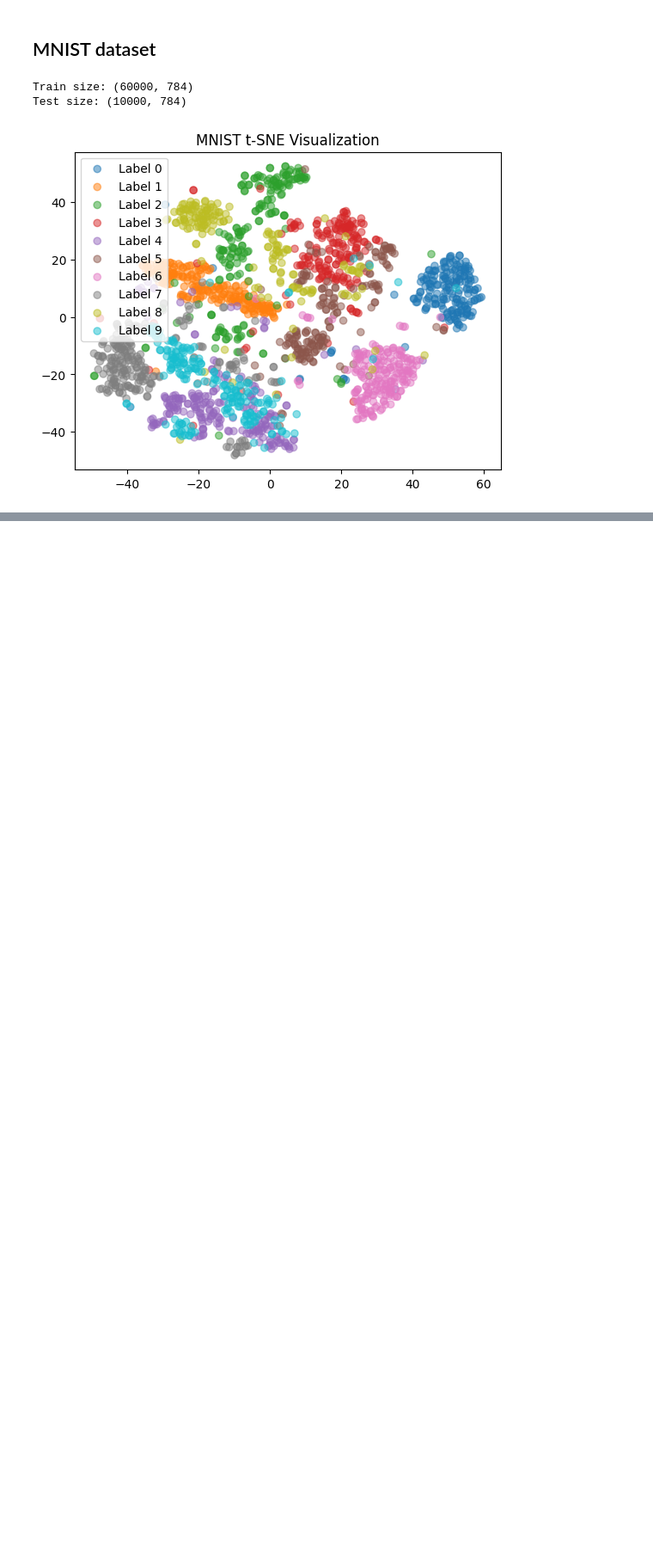
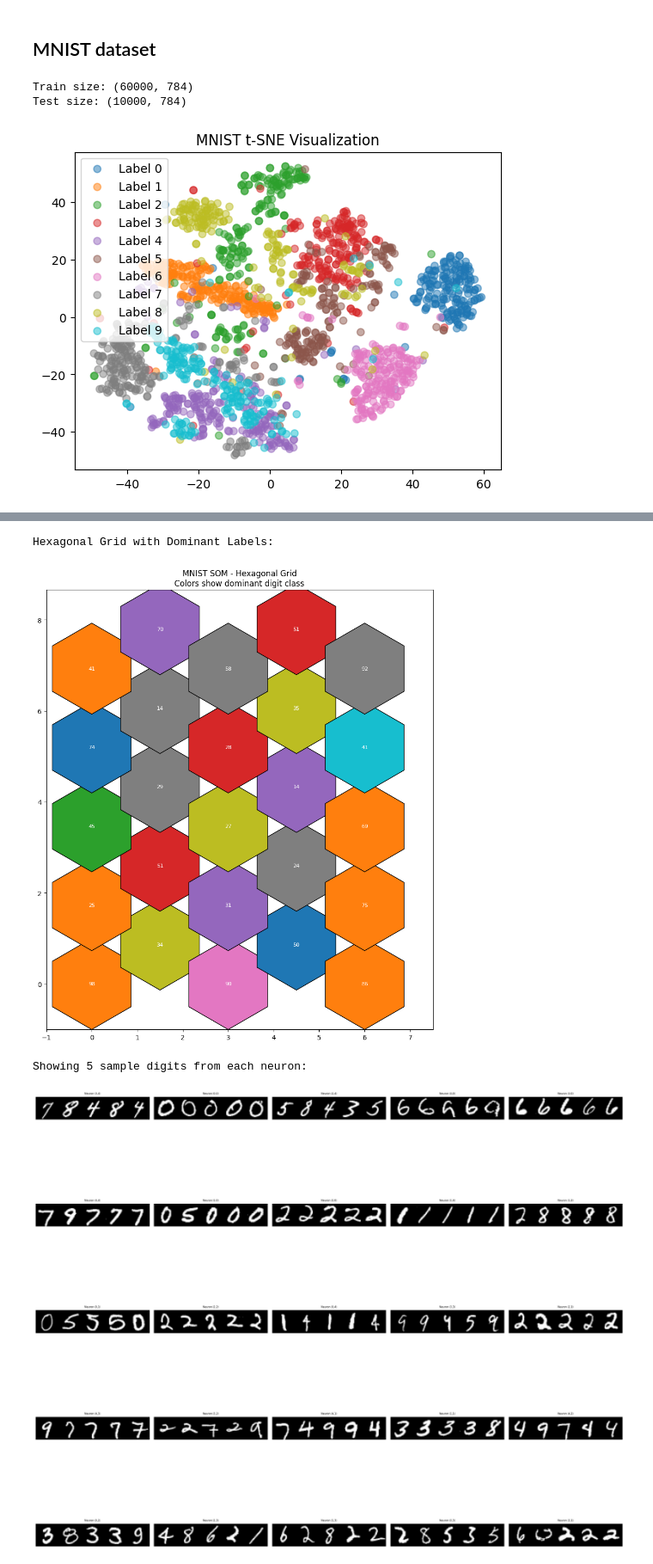
Before and after one commit to wojcikbart/NeuralNetworks, a Jupyter notebook: KOH/koh2/koh2.ipynb, the cells around one changed output, grey strips where cells are left out. Shown at 86% size. Saved outputs shown, nothing was run; the diff lists cells and outputs as text; code cells hidden in the pictures; blank space fills up the shorter version.

Commit message:
MNIST for koh2 done

```diff
--- a/KOH/koh2/koh2.ipynb
+++ b/KOH/koh2/koh2.ipynb
@@ -122,0 +135,8 @@ Test size: (10000, 784)
+# %%
+som = SOM(grid_shape=(5,5),
+                       input_dim=784,
+                       topology='hexagonal',
+                       neighborhood_fn='gaussian')
+
+print("Training SOM...")
+som.train(X_sample, num_epochs=100, beta=1.0, lambda_=5)
@@ -122,0 +163,67 @@ Test size: (10000, 784)
+# %%
+print("Hexagonal Grid with Dominant Labels:")
+
+bmus = som.map_vects(X_sample)
+label_map = np.zeros((*som.grid_shape, 10))
+
+for (i,j), label in zip(bmus, y_sample):
+    label_map[i,j,label] += 1
+
+dominant_labels = np.argmax(label_map, axis=2)
+counts = np.max(label_map, axis=2)
+
+# Plot
+fig, ax = plt.subplots(figsize=(12,12))
+ax.set_aspect('equal')
+
+for i in range(som.grid_shape[0]):
+    for j in range(som.grid_shape[1]):
+        x = j * 1.5
+        y = i * np.sqrt(3) + (j % 2) * np.sqrt(3)/2
+
+        # Color by dominant label
+        color = plt.cm.tab10(dominant_labels[i,j]/10)
+        hexagon = RegularPolygon((x, y), numVertices=6, radius=1.0,
+                               facecolor=color, edgecolor='black')
+        ax.add_patch(hexagon)
+
+        plt.text(x, y, f"{int(counts[i,j])}", ha='center', va='center',
+                fontsize=8, color='white' if counts[i,j] > 0 else 'gray')
+
+plt.title("MNIST SOM - Hexagonal Grid\nColors show dominant digit class")
+plt.xlim(-1, som.grid_shape[1]*1.5)
+plt.ylim(-1, som.grid_shape[0]*np.sqrt(3))
+plt.show()
+
+print("Showing 5 sample digits from each neuron:")
+
+neuron_samples = {}
+for (i,j), (x,label) in zip(bmus, zip(X_sample, y_sample)):
+    if (i,j) not in neuron_samples:
+        neuron_samples[(i,j)] = []
+    if len(neuron_samples[(i,j)]) < 5:
+        neuron_samples[(i,j)].append((x,label))
+
+num_neurons = len(neuron_samples)
+cols = 5
+rows = num_neurons
+
+plt.figure(figsize=(20, 20))
+for idx, ((i,j), samples) in enumerate(neuron_samples.items()):
+    ax = plt.subplot(som.grid_shape[0], som.grid_shape[1], idx+1)
+
+    composite = np.zeros((28*1, 28*5))
+    for s_idx, (x, _) in enumerate(samples):
+        composite[:, s_idx*28:(s_idx+1)*28] = x.reshape(28,28)
+
+    plt.imshow(composite, cmap='gray')
+    plt.title(f"Neuron ({i},{j})", fontsize=6)
+    plt.axis('off')
+
+plt.tight_layout()
+plt.show()
+# %% [output]
+Hexagonal Grid with Dominant Labels:
+[figure, added]
+Showing 5 sample digits from each neuron:
+[figure, added]
```
Also changed, not shown: parts of 11 cells of this notebook, 1 other file.
